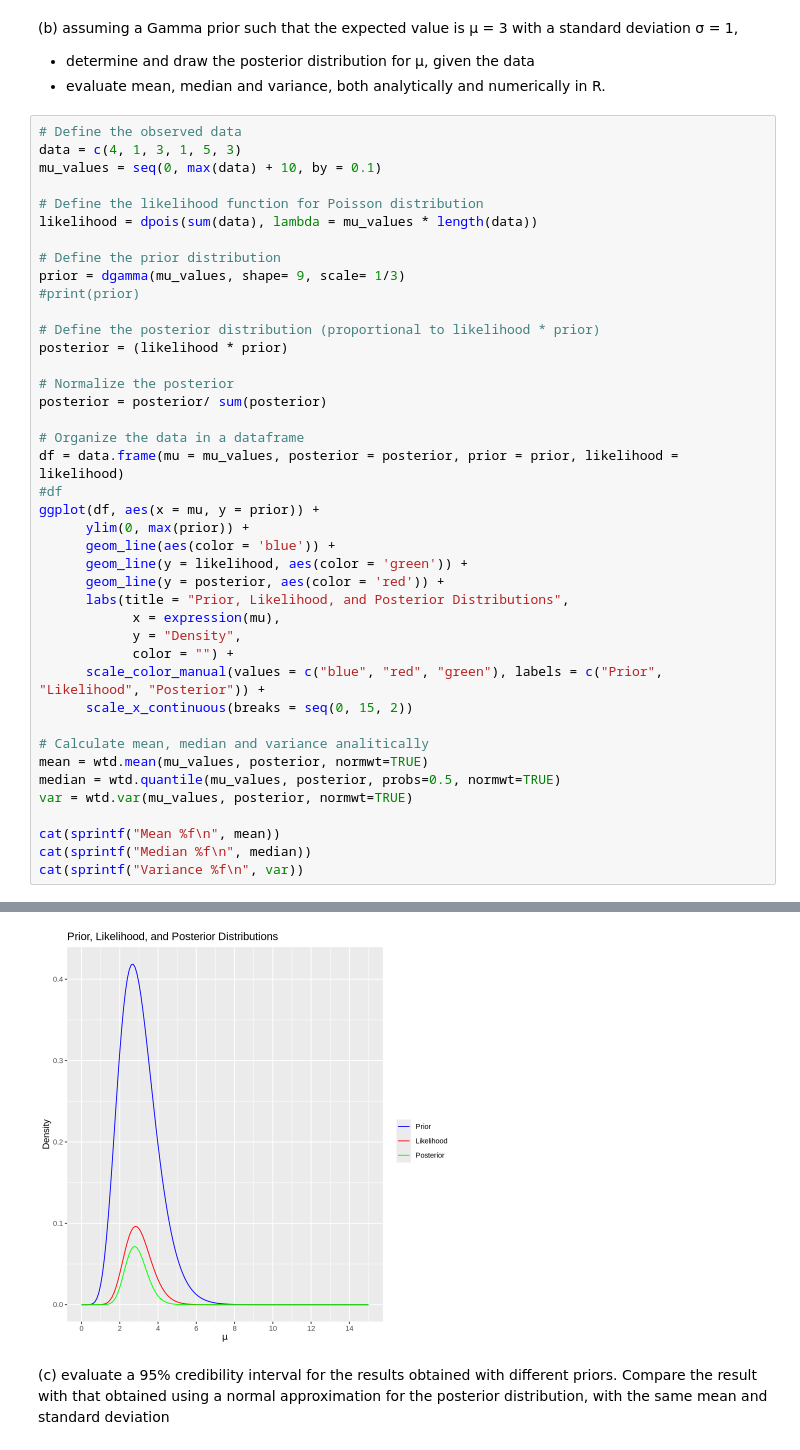
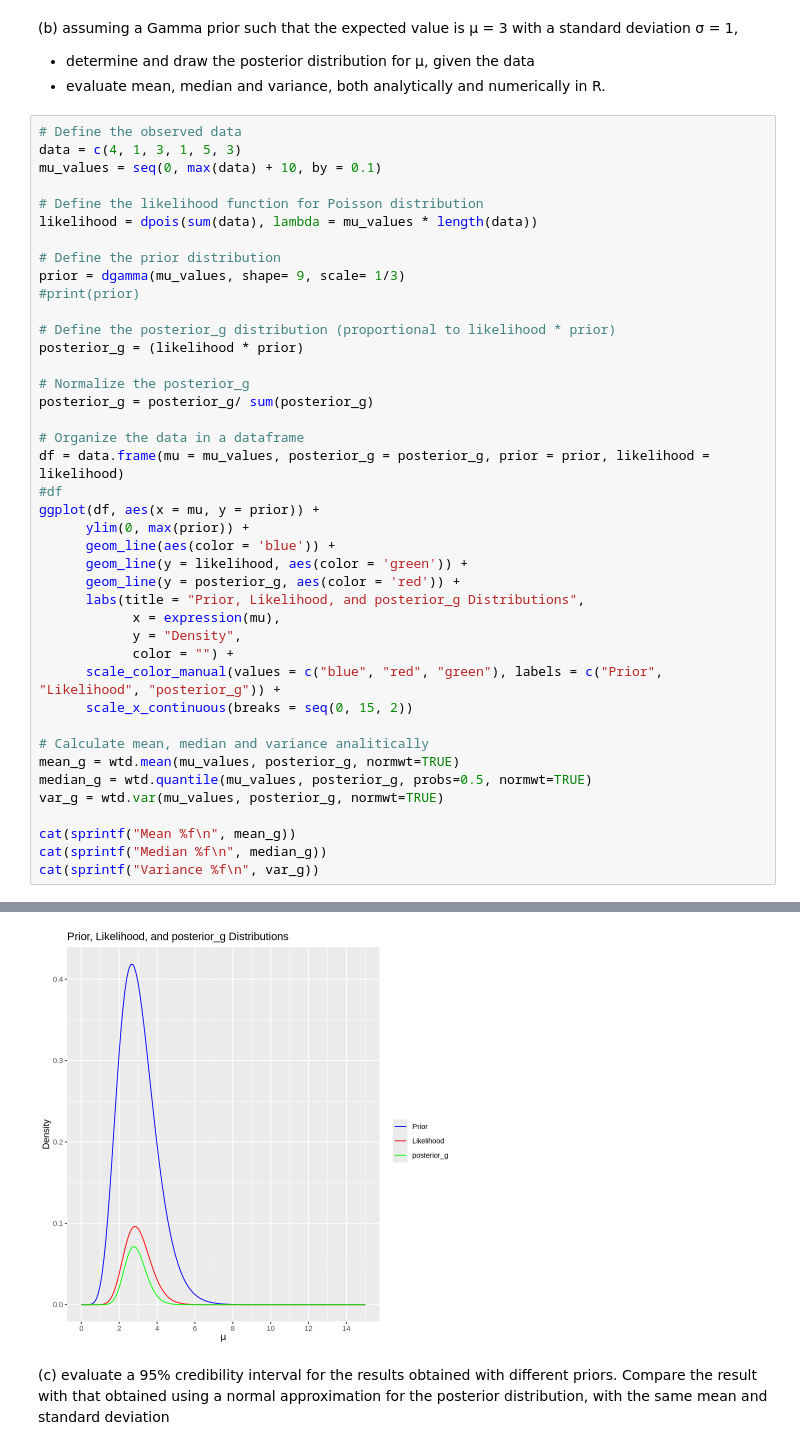
Before and after one commit to pietromalagoli/asp, a Jupyter notebook: code/lab03/Malagoli_Pietro_RLab03.ipynb, the cells around one changed output, grey strips where cells are left out. Cells and saved outputs as stored; diff of their text form.

```diff
--- a/code/lab03/Malagoli_Pietro_RLab03.ipynb
+++ b/code/lab03/Malagoli_Pietro_RLab03.ipynb
@@ -82,48 +82,48 @@ data = c(4, 1, 3, 1, 5, 3)
 mu_values = seq(0, max(data) + 10, by = 0.1)
 
 # Define the likelihood function for Poisson distribution
 likelihood = dpois(sum(data), lambda = mu_values * length(data))
 
 # Define the prior distribution
 prior = dgamma(mu_values, shape= 9, scale= 1/3)
 #print(prior)
 
-# Define the posterior distribution (proportional to likelihood * prior)
-posterior = (likelihood * prior)
+# Define the posterior_g distribution (proportional to likelihood * prior)
+posterior_g = (likelihood * prior)
 
-# Normalize the posterior
-posterior = posterior/ sum(posterior)
+# Normalize the posterior_g
+posterior_g = posterior_g/ sum(posterior_g)
 
 # Organize the data in a dataframe
-df = data.frame(mu = mu_values, posterior = posterior, prior = prior, likelihood = likelihood)
+df = data.frame(mu = mu_values, posterior_g = posterior_g, prior = prior, likelihood = likelihood)
 #df
 ggplot(df, aes(x = mu, y = prior)) +
       ylim(0, max(prior)) +
       geom_line(aes(color = 'blue')) +
       geom_line(y = likelihood, aes(color = 'green')) +
-      geom_line(y = posterior, aes(color = 'red')) +
-      labs(title = "Prior, Likelihood, and Posterior Distributions",
+      geom_line(y = posterior_g, aes(color = 'red')) +
+      labs(title = "Prior, Likelihood, and posterior_g Distributions",
             x = expression(mu),
             y = "Density",
             color = "") +
-      scale_color_manual(values = c("blue", "red", "green"), labels = c("Prior", "Likelihood", "Posterior")) +
+      scale_color_manual(values = c("blue", "red", "green"), labels = c("Prior", "Likelihood", "posterior_g")) +
       scale_x_continuous(breaks = seq(0, 15, 2))
 
 # Calculate mean, median and variance analitically
-mean = wtd.mean(mu_values, posterior, normwt=TRUE)
-median = wtd.quantile(mu_values, posterior, probs=0.5, normwt=TRUE)
-var = wtd.var(mu_values, posterior, normwt=TRUE)
+mean_g = wtd.mean(mu_values, posterior_g, normwt=TRUE)
+median_g = wtd.quantile(mu_values, posterior_g, probs=0.5, normwt=TRUE)
+var_g = wtd.var(mu_values, posterior_g, normwt=TRUE)
 
-cat(sprintf("Mean %f\n", mean))
-cat(sprintf("Median %f\n", median))
-cat(sprintf("Variance %f\n", var))
+cat(sprintf("Mean %f\n", mean_g))
+cat(sprintf("Median %f\n", median_g))
+cat(sprintf("Variance %f\n", var_g))
 # %% [output]
 Warning message in regularize.values(x, y, ties, missing(ties), na.rm = na.rm):
 “collapsing to unique 'x' values”
 Mean 2.888889
 Median 2.900000
 Variance 0.338068
-[figure, old version]
+[figure, new version]
 # %% [markdown]
 (c) evaluate a 95% credibility interval for the results obtained with different priors. Compare the result with that obtained using a normal approximation for the posterior
 distribution, with the same mean and standard deviation
```
Also changed, not shown: parts of 2 cells of this notebook.
